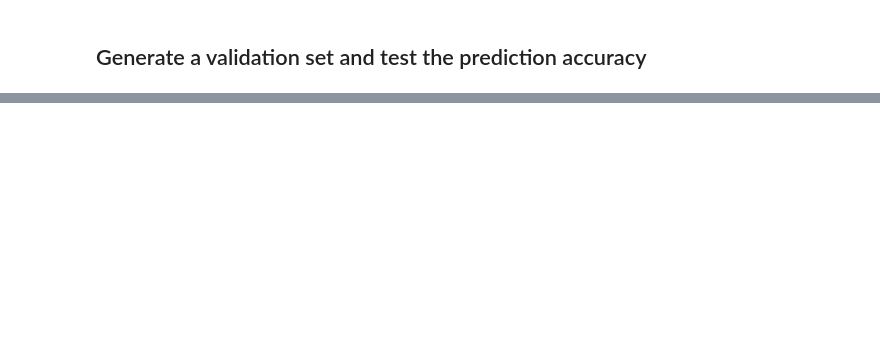
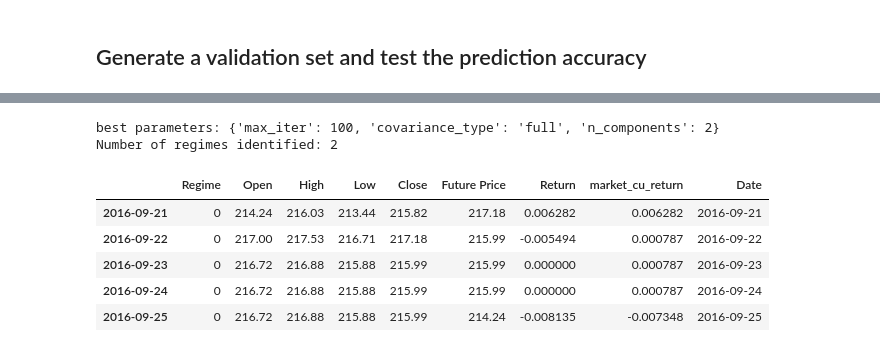
Before and after one commit to iamandicip/ml_projects, a Jupyter notebook: capstone_project/stock_market_forecast.ipynb, the cells around one changed output, grey strips where cells are left out. Cells and saved outputs as stored; diff of their text form; code cells hidden in the pictures; blank space fills up the shorter version.

```diff
--- a/capstone_project/stock_market_forecast.ipynb
+++ b/capstone_project/stock_market_forecast.ipynb
@@ -290,0 +303,42 @@ Correct prediction percentage: 62.50
+# %%
+mix = GaussianMixture(random_state=rs)
+mix_params = {'n_components' : [2, 3, 4, 5, 6], \
+              'covariance_type' : ['full', 'tied', 'diag', 'spherical'], \
+              'max_iter' : [100, 1000, 10000]
+             }
+
+cv_splits = cross_val_splits(dataset, n_splits = 5)
+
+grid_search = GridSearchCV(mix, mix_params, cv = cv_splits)
+
+grid_search.fit(dataset, target)
+
+best_params = grid_search.best_params_
+print('best parameters: {0}'.format(best_params))
+
+regimes_number = best_params['n_components']
+print('Number of regimes identified: {0}'.format(regimes_number))
+
+best_mix = grid_search.best_estimator_
+# %% [output]
+best parameters: {'max_iter': 100, 'covariance_type': 'full', 'n_components': 2}
+Number of regimes identified: 2
+# %%
+best_mix.fit(data)
+regime = best_mix.predict(data)
+
+regimes = pd.DataFrame(regime, columns = ['Regime'], index = dataset.index)
+dataset = dataset.join(target)
+dataset['Return'] = np.log(dataset['Future Price'] / dataset['Close'])
+
+regimes = regimes.join(dataset)
+regimes = regimes.assign(market_cu_return=regimes.Return.cumsum())
+regimes['Date'] = regimes.index
+regimes.head()
+# %% [output]
+|  | Regime | Open | High | Low | Close | Future Price | Return | market_cu_return | Date |
+| 2016-09-21 | 0 | 214.24 | 216.03 | 213.44 | 215.82 | 217.18 | 0.006282 | 0.006282 | 2016-09-21 |
+| 2016-09-22 | 0 | 217.00 | 217.53 | 216.71 | 217.18 | 215.99 | -0.005494 | 0.000787 | 2016-09-22 |
+| 2016-09-23 | 0 | 216.72 | 216.88 | 215.88 | 215.99 | 215.99 | 0.000000 | 0.000787 | 2016-09-23 |
+| 2016-09-24 | 0 | 216.72 | 216.88 | 215.88 | 215.99 | 215.99 | 0.000000 | 0.000787 | 2016-09-24 |
+| 2016-09-25 | 0 | 216.72 | 216.88 | 215.88 | 215.99 | 214.24 | -0.008135 | -0.007348 | 2016-09-25 |
```
Also changed, not shown: parts of 12 cells of this notebook, 2 other files.
